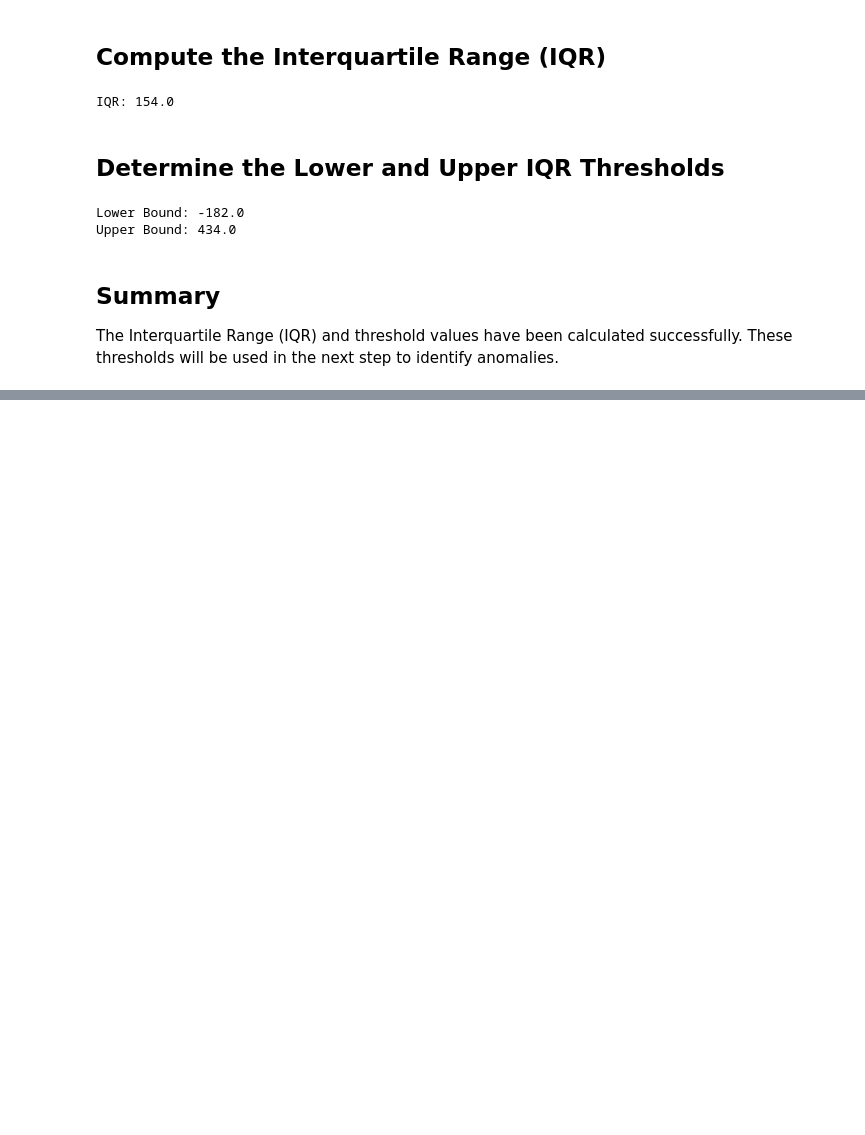
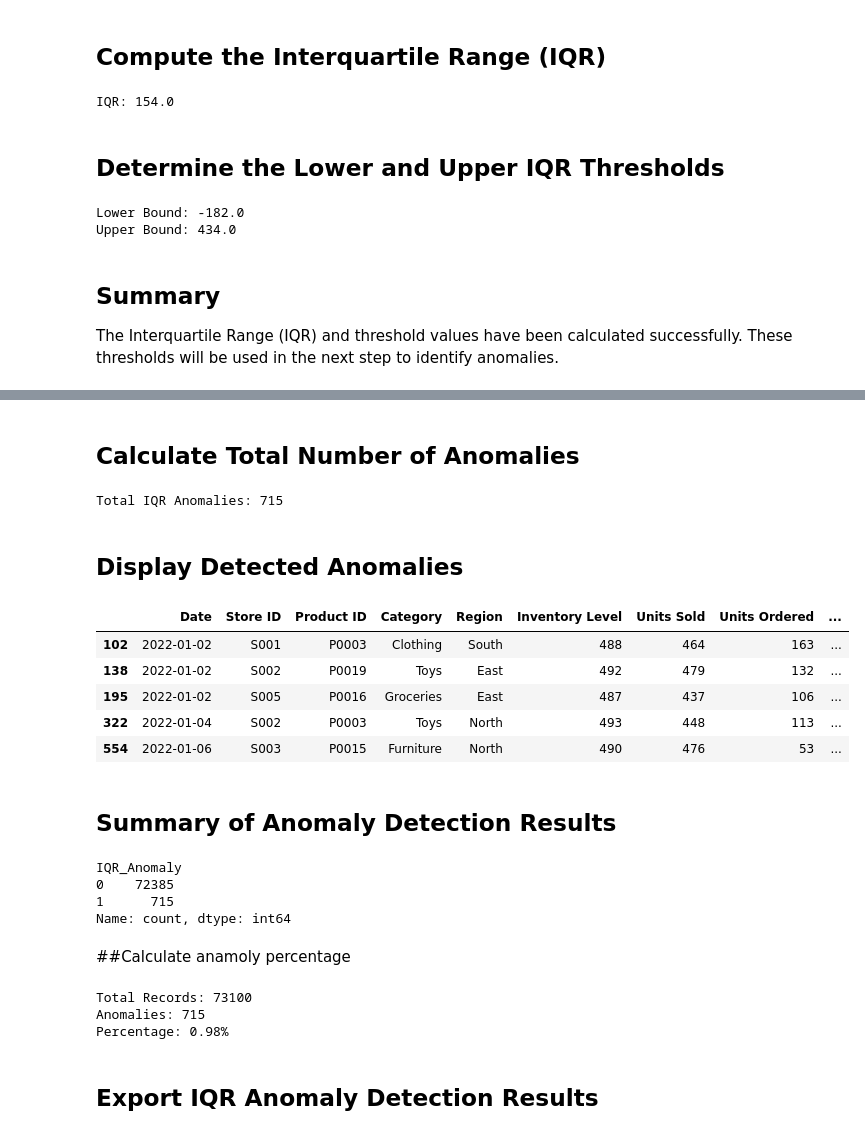
Before and after one commit to dharani-malla/Supply-Chain-Analytics-Demand-Forecasting-Anamoly-Detection, a Jupyter notebook: Week2_IQR_IsolationForest.ipynb, the cells around one changed output, grey strips where cells are left out. Saved outputs shown, nothing was run; the diff lists cells and outputs as text; code cells hidden in the pictures; blank space fills up the shorter version.

Commit message:
feat: detect IQR anomalies and export results

```diff
--- a/Week2_IQR_IsolationForest.ipynb
+++ b/Week2_IQR_IsolationForest.ipynb
@@ -63,0 +67,7 @@ The Interquartile Range (IQR) and threshold values have been calculated successf
+# %%
+df["IQR_Anomaly"] = (
+    (df[feature] < lower_bound) |
+    (df[feature] > upper_bound)
+).astype(int)
+
+df.head()
@@ -63,0 +81,48 @@ The Interquartile Range (IQR) and threshold values have been calculated successf
+# %% [markdown]
+## Calculate Total Number of Anomalies
+# %%
+total_anomalies = df["IQR_Anomaly"].sum()
+print("Total IQR Anomalies:", total_anomalies)
+# %% [output]
+Total IQR Anomalies: 715
+# %% [markdown]
+## Display Detected Anomalies
+# %%
+# Display anomalous records
+iqr_anomalies = df[df["IQR_Anomaly"] == 1]
+
+iqr_anomalies.head()
+# %% [output]
+|  | Date | Store ID | Product ID | Category | Region | Inventory Level | Units Sold | Units Ordered | ... |
+| 102 | 2022-01-02 | S001 | P0003 | Clothing | South | 488 | 464 | 163 | ... |
+| 138 | 2022-01-02 | S002 | P0019 | Toys | East | 492 | 479 | 132 | ... |
+| 195 | 2022-01-02 | S005 | P0016 | Groceries | East | 487 | 437 | 106 | ... |
+| 322 | 2022-01-04 | S002 | P0003 | Toys | North | 493 | 448 | 113 | ... |
+| 554 | 2022-01-06 | S003 | P0015 | Furniture | North | 490 | 476 | 53 | ... |
+# %% [markdown]
+## Summary of Anomaly Detection Results
+# %%
+anomaly_counts = df["IQR_Anomaly"].value_counts()
+print(anomaly_counts)
+# %% [output]
+IQR_Anomaly
+0    72385
+1      715
+Name: count, dtype: int64
+# %% [markdown]
+##Calculate anamoly percentage
+# %%
+total_records = len(df)
+total_anomalies = df["IQR_Anomaly"].sum()
+
+anomaly_percentage = (total_anomalies / total_records) * 100
+
+print(f"Total Records: {total_records}")
+print(f"Anomalies: {total_anomalies}")
+print(f"Percentage: {anomaly_percentage:.2f}%")
+# %% [output]
+Total Records: 73100
+Anomalies: 715
+Percentage: 0.98%
+# %% [markdown]
+## Export IQR Anomaly Detection Results
```
Also changed, not shown: parts of 6 cells of this notebook, 1 other file.
